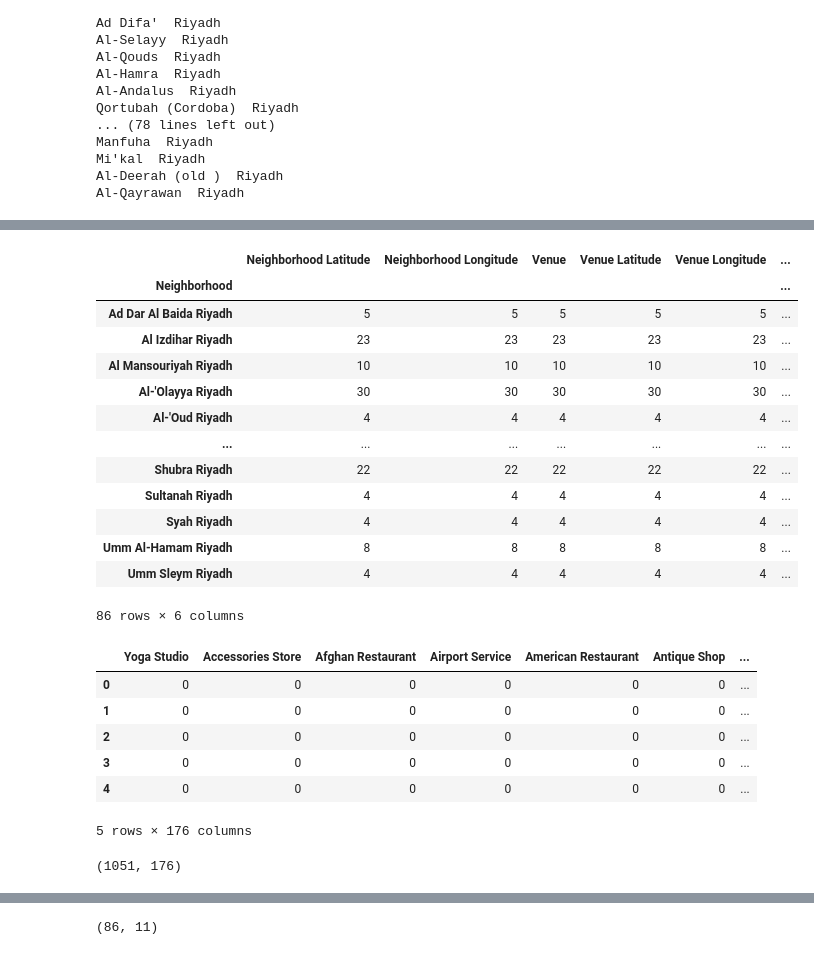
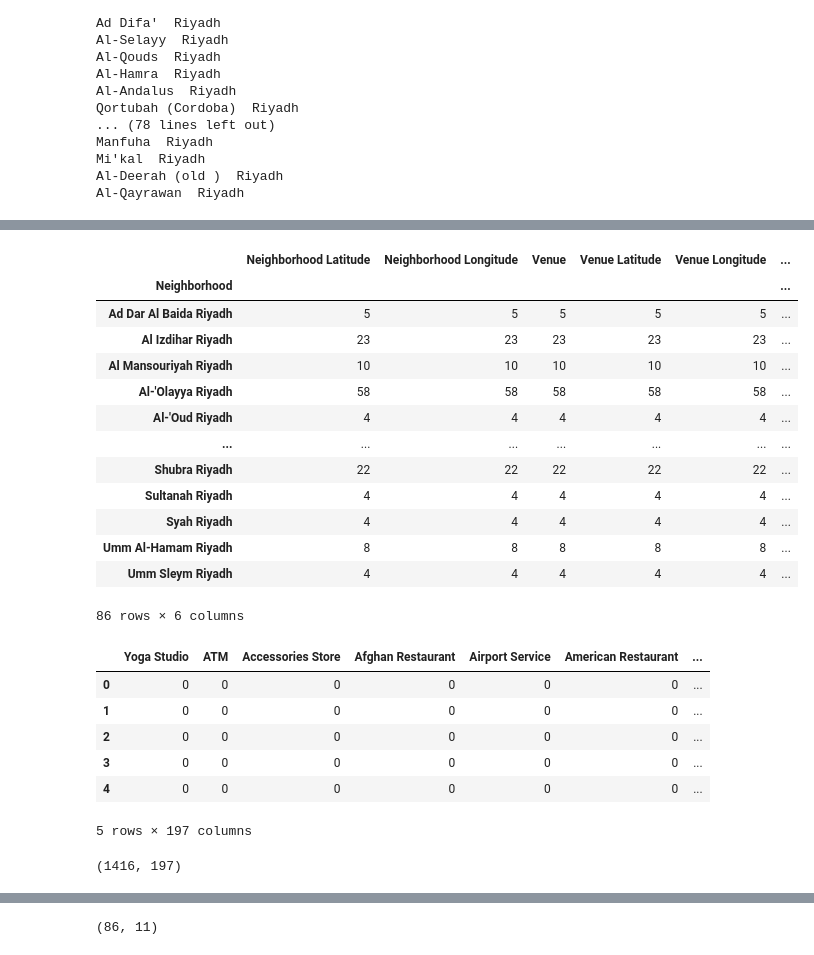
Before and after one commit to saadmehboob/github-example, a Jupyter notebook: capstone project IBM/Riyadh clustering.ipynb, the cells around one changed output, grey strips where cells are left out. Cells and saved outputs as stored; diff of their text form; code cells hidden in the pictures.

```diff
--- a/capstone project IBM/Riyadh clustering.ipynb
+++ b/capstone project IBM/Riyadh clustering.ipynb
@@ -59,9 +59,9 @@ map_toronto
 # %% [output]
 [interactive output not drawn]
 # %%
-toronto_data = ready_df[ready_df['Neighborhood'].str.contains("Riyadh")].reset_index(drop=True)
-print(toronto_data.shape)
-toronto_data.head()
+riyadh_data = ready_df[ready_df['Neighborhood'].str.contains("Riyadh")].reset_index(drop=True)
+print(riyadh_data.shape)
+riyadh_data.head()
 # %% [output]
 (94, 3)
 |  | Neighborhood | Latitude | Longitude |
@@ -71,12 +71,12 @@ toronto_data.head()
 | 3 | Al-Sa'adah Riyadh | 24.651489 | 46.703000 |
 | 4 | Khashm Al-'Aan Riyadh | 24.668800 | 46.925600 |
 # %%
-map_toronto = folium.Map(location=[latitude, longitude], zoom_start=11)
+map_riyadh = folium.Map(location=[latitude, longitude], zoom_start=11)
 
-for lat, lng, label in zip(toronto_data['Latitude'], toronto_data['Longitude'], toronto_data['Neighborhood']):
+for lat, lng, label in zip(riyadh_data['Latitude'], riyadh_data['Longitude'], riyadh_data['Neighborhood']):
     label = folium.Popup(label, parse_html=True)
-    folium.CircleMarker([lat, lng], radius=5, popup=label, color='blue', fill=True, fill_color='#3186cc', fill_opacity=0.7,parse_html=False).add_to(map_toronto)
-map_toronto
+    folium.CircleMarker([lat, lng], radius=5, popup=label, color='blue', fill=True, fill_color='#3186cc', fill_opacity=0.7,parse_html=False).add_to(map_riyadh)
+map_riyadh
 # %% [output]
 [interactive output not drawn]
 # %% [markdown]
@@ -85,8 +85,8 @@ map_toronto
 
 CLIENT_ID = 'ATCRF2RROS00FIXIYOZ1WFAKS4RQG2NOUXNYT1JENIDJTZIK'
 CLIENT_SECRET = 'FS1SESUA333J42GPVQTZSKD5PIFZQE4ZLU5XUWFSQZTBA0KO'
-VERSION = '20180604'
-LIMIT = 70
+VERSION = '20191204'
+LIMIT = 100
 
 def getNearbyVenues(names, latitudes, longitudes, radius=500):
 
@@ -107,8 +107,8 @@ def getNearbyVenues(names, latitudes, longitudes, radius=500):
     return(nearby_venues)
 # %%
 
-df = toronto_data
-toronto_venues = getNearbyVenues(names=df['Neighborhood'], latitudes=df['Latitude'],longitudes=df['Longitude'])
+df = riyadh_data
+riyadh_venues = getNearbyVenues(names=df['Neighborhood'], latitudes=df['Latitude'],longitudes=df['Longitude'])
 # %% [output]
 King Abdullah Financial District  Riyadh
 Al-Manakh  Riyadh
@@ -139,14 +139,14 @@ toronto_venues.head()
 | 3 | King Abdullah Financial District ... | 24.765713 | 46.638587 | وادي مركز الملك عبدالله المالي | 24.762613 | 46.639641 | ... |
 | 4 | Al-Manakh Riyadh | 24.615833 | 46.793333 | Diwaniya | 24.618984 | 46.794865 | ... |
 # %%
-toronto_venues.groupby('Neighborhood').count()
+riyadh_venues.groupby('Neighborhood').count()
 # %% [output]
 |  | Neighborhood Latitude | Neighborhood Longitude | Venue | Venue Latitude | Venue Longitude | ... |
 | Neighborhood |  |  |  |  |  | ... |
 | Ad Dar Al Baida Riyadh | 5 | 5 | 5 | 5 | 5 | ... |
 | Al Izdihar Riyadh | 23 | 23 | 23 | 23 | 23 | ... |
 | Al Mansouriyah Riyadh | 10 | 10 | 10 | 10 | 10 | ... |
-| Al-'Olayya Riyadh | 30 | 30 | 30 | 30 | 30 | ... |
+| Al-'Olayya Riyadh | 58 | 58 | 58 | 58 | 58 | ... |
 | Al-'Oud Riyadh | 4 | 4 | 4 | 4 | 4 | ... |
 | ... | ... | ... | ... | ... | ... | ... |
 | Shubra Riyadh | 22 | 22 | 22 | 22 | 22 | ... |
@@ -156,25 +156,25 @@ toronto_venues.groupby('Neighborhood').count()
 | Umm Sleym Riyadh | 4 | 4 | 4 | 4 | 4 | ... |
 86 rows × 6 columns
 # %%
-toronto_onehot = pd.get_dummies(toronto_venues[['Venue Category']], prefix="", prefix_sep="")
+riyadh_onehot = pd.get_dummies(riyadh_venues[['Venue Category']], prefix="", prefix_sep="")
 
-toronto_onehot['Neighborhood'] = toronto_venues['Neighborhood']
+riyadh_onehot['Neighborhood'] = riyadh_venues['Neighborhood']
 
-fixed_columns = [toronto_onehot.columns[-1]] + list(toronto_onehot.columns[:-1])
-toronto_onehot = toronto_onehot[fixed_columns]
+fixed_columns = [riyadh_onehot.columns[-1]] + list(riyadh_onehot.columns[:-1])
+riyadh_onehot = riyadh_onehot[fixed_columns]
 
-toronto_onehot.head()
+riyadh_onehot.head()
 # %% [output]
-|  | Yoga Studio | Accessories Store | Afghan Restaurant | Airport Service | American Restaurant | Antique Shop | ... |
+|  | Yoga Studio | ATM | Accessories Store | Afghan Restaurant | Airport Service | American Restaurant | ... |
 | 0 | 0 | 0 | 0 | 0 | 0 | 0 | ... |
 | 1 | 0 | 0 | 0 | 0 | 0 | 0 | ... |
 | 2 | 0 | 0 | 0 | 0 | 0 | 0 | ... |
 | 3 | 0 | 0 | 0 | 0 | 0 | 0 | ... |
 | 4 | 0 | 0 | 0 | 0 | 0 | 0 | ... |
-5 rows × 176 columns
+5 rows × 197 columns
 # %%
-toronto_onehot.shape
+riyadh_onehot.shape
 # %% [output]
-(1051, 176)
+(1416, 197)
 # %%
 
```
Also changed, not shown: parts of 19 cells of this notebook, 8 other files.
